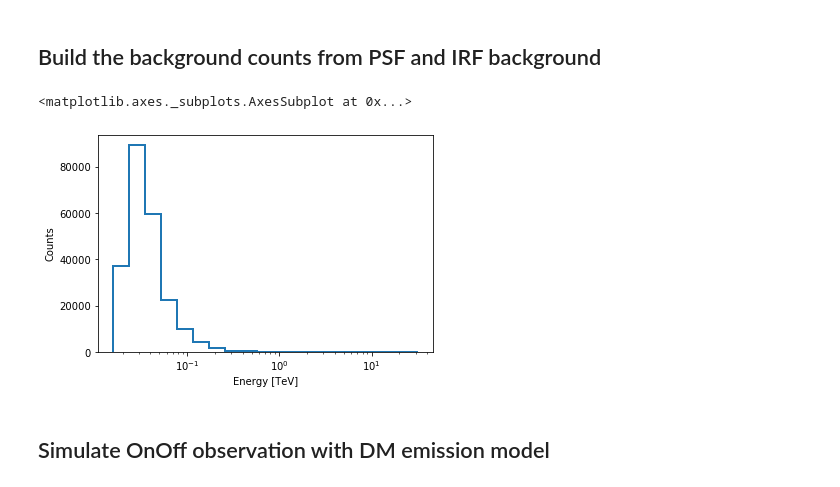
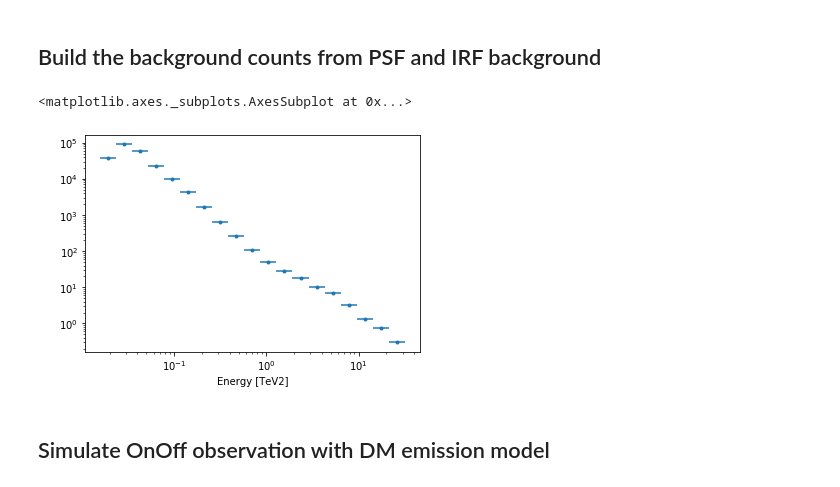
Before and after one commit to peroju/dm-gammapy, a Jupyter notebook: notebooks/DarkMatterUseCaseSigmaVEstimator.ipynb, the cells around one changed output. Cells and saved outputs as stored; diff of their text form; code cells hidden in the pictures.

Commit message:
update notebook to remove CountsSpectrum devels

```diff
--- a/notebooks/DarkMatterUseCaseSigmaVEstimator.ipynb
+++ b/notebooks/DarkMatterUseCaseSigmaVEstimator.ipynb
@@ -89,16 +89,20 @@ aeff.data.data *= containment
 bkg_data = cta_irf["bkg"].evaluate_integrate(
     fov_lon=FOVLON, fov_lat=FOVLAT, energy_reco=energy
 )
-bkg = CountsSpectrum(
-    energy[:-1],
-    energy[1:],
-    data=(bkg_data * solid_angles).to_value("h-1")*livetime
-)
+axis = MapAxis.from_nodes(energies * u.TeV, interp="log", name="energy")
+bkg = RegionNDMap.create(f"icrs;circle({FOVLON.value}, {FOVLAT.value}, {offset.value})", axes=[axis])
+bkg.quantity = (bkg_data * solid_angles).to_value("h-1")*livetime.value
+
+#bkg = CountsSpectrum(
+#    energy[:-1],
+#    energy[1:],
+#    data=(bkg_data * solid_angles).to_value("h-1")*livetime
+#)
 # %%
-bkg.plot_hist()
+bkg.plot()
 # %% [output]
 <matplotlib.axes._subplots.AxesSubplot at 0x...>
-[figure, old version]
+[figure, new version]
 # %% [markdown]
 ## Simulate OnOff observation with DM emission model
 # %%
```
Also changed, not shown: parts of 8 cells of this notebook.
